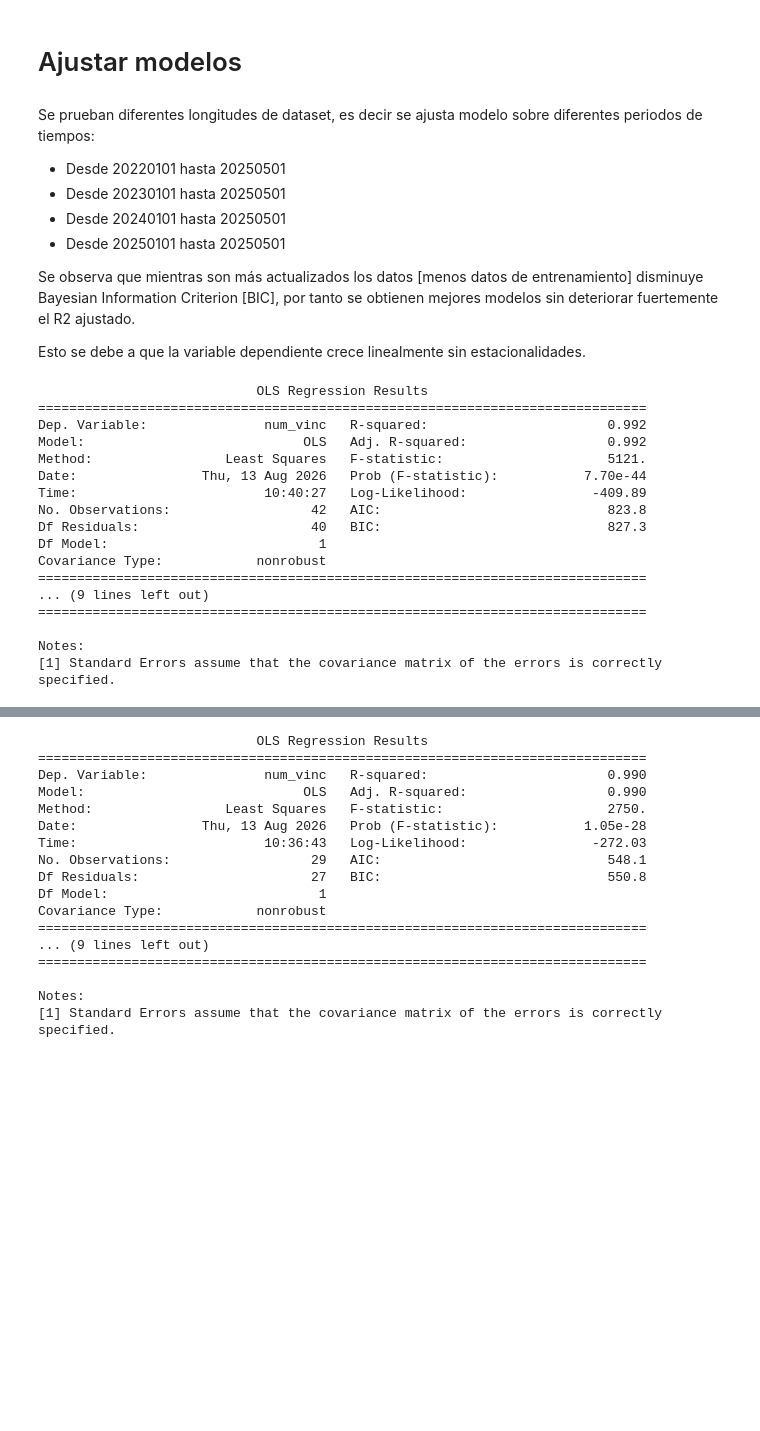
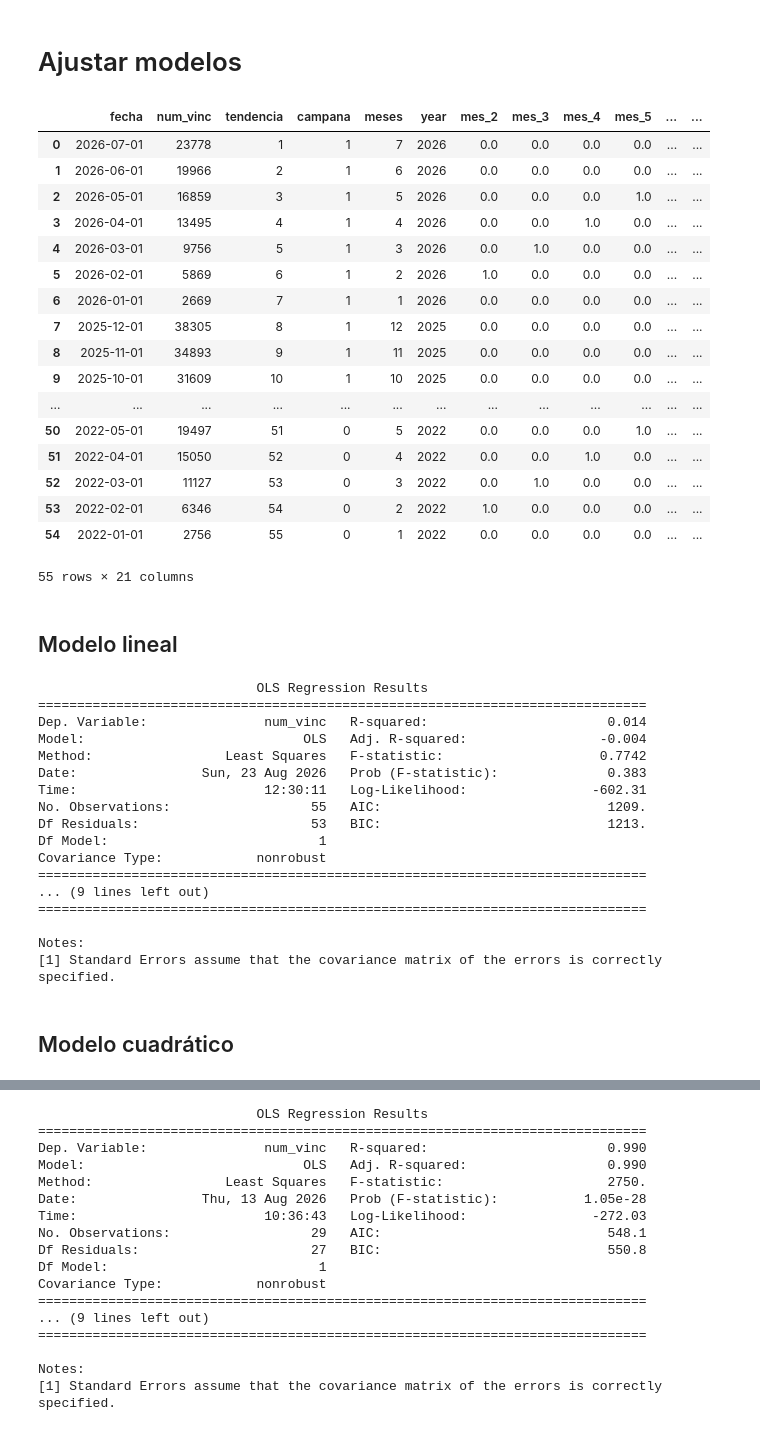
Before and after one commit to Santlond/ADQUIRENCIA_FERIA_EVA_github, a Jupyter notebook: data_analyisis_hist_vinc_y_uso_adqui_1_a_1.ipynb, the cells around one changed output, grey strips where cells are left out. Saved outputs shown, nothing was run; the diff lists cells and outputs as text; code cells hidden in the pictures; blank space fills up the shorter version.

```diff
--- a/data_analyisis_hist_vinc_y_uso_adqui_1_a_1.ipynb
+++ b/data_analyisis_hist_vinc_y_uso_adqui_1_a_1.ipynb
@@ -796,30 +748,70 @@ df_model
 # %% [markdown]
 # Ajustar modelos
-# %% [markdown]
-Se prueban diferentes longitudes de dataset, es decir se ajusta modelo sobre diferentes periodos de tiempos:
-
-- Desde 20220101 hasta 20250501
-- Desde 20230101 hasta 20250501
-- Desde 20240101 hasta 20250501
-- Desde 20250101 hasta 20250501
-
-Se observa que mientras son más actualizados los datos [menos datos de entrenamiento] disminuye Bayesian Information Criterion [BIC], por tanto se obtienen mejores modelos sin deteriorar fuertemente el R2 ajustado.
-
-Esto se debe a que la variable dependiente crece linealmente sin estacionalidades.
+# %%
+# Selección variable
+df_model = df[['fecha_ymd2', 'num_vinc_new_cumsum_ym']]
+df_model.columns = ['fecha', 'num_vinc']
+
+# Agregar variables
+# Tendencia
+df_model['tendencia'] = [i + 1 for i in range(len(df_model))]
+
+# Inicio campana
+# index_date = pd.to_datetime(['2025-06-01', '2025-07-01'])
+index_date = pd.date_range(start='2025-06-01', end='2026-07-31', freq='MS')
+df_campana= pd.Series(['1' for v in range(len(index_date))], index=index_date).reset_index()
+df_campana.columns = ['fecha', 'campana']
+df_model = df_model.merge(df_campana, how='left', on='fecha').fillna('0')
+
+# Meses
+df_model['meses'] = df_model.fecha.apply(lambda x: x.month)
+
+# Year
+df_model['year'] = df_model.fecha.apply(lambda x: x.year)
+
+# Meses dummies
+df_meses_dummies = pd.get_dummies(df_model['meses'], dtype=float, drop_first=True, prefix='mes')
+df_model = pd.concat([df_model, df_meses_dummies], axis=1)
+
+# Años dummies
+df_years_dummies = pd.get_dummies(df_model['year'], dtype=float, drop_first=True, prefix='year')
+df_model = pd.concat([df_model, df_years_dummies], axis=1)
+df_model
+# %% [output]
+|  | fecha | num_vinc | tendencia | campana | meses | year | mes_2 | mes_3 | mes_4 | mes_5 | ... | ... |
+| 0 | 2026-07-01 | 23778 | 1 | 1 | 7 | 2026 | 0.0 | 0.0 | 0.0 | 0.0 | ... | ... |
+| 1 | 2026-06-01 | 19966 | 2 | 1 | 6 | 2026 | 0.0 | 0.0 | 0.0 | 0.0 | ... | ... |
+| 2 | 2026-05-01 | 16859 | 3 | 1 | 5 | 2026 | 0.0 | 0.0 | 0.0 | 1.0 | ... | ... |
+| 3 | 2026-04-01 | 13495 | 4 | 1 | 4 | 2026 | 0.0 | 0.0 | 1.0 | 0.0 | ... | ... |
+| 4 | 2026-03-01 | 9756 | 5 | 1 | 3 | 2026 | 0.0 | 1.0 | 0.0 | 0.0 | ... | ... |
+| 5 | 2026-02-01 | 5869 | 6 | 1 | 2 | 2026 | 1.0 | 0.0 | 0.0 | 0.0 | ... | ... |
+| 6 | 2026-01-01 | 2669 | 7 | 1 | 1 | 2026 | 0.0 | 0.0 | 0.0 | 0.0 | ... | ... |
+| 7 | 2025-12-01 | 38305 | 8 | 1 | 12 | 2025 | 0.0 | 0.0 | 0.0 | 0.0 | ... | ... |
+| 8 | 2025-11-01 | 34893 | 9 | 1 | 11 | 2025 | 0.0 | 0.0 | 0.0 | 0.0 | ... | ... |
+| 9 | 2025-10-01 | 31609 | 10 | 1 | 10 | 2025 | 0.0 | 0.0 | 0.0 | 0.0 | ... | ... |
+| ... | ... | ... | ... | ... | ... | ... | ... | ... | ... | ... | ... | ... |
+| 50 | 2022-05-01 | 19497 | 51 | 0 | 5 | 2022 | 0.0 | 0.0 | 0.0 | 1.0 | ... | ... |
+| 51 | 2022-04-01 | 15050 | 52 | 0 | 4 | 2022 | 0.0 | 0.0 | 1.0 | 0.0 | ... | ... |
+| 52 | 2022-03-01 | 11127 | 53 | 0 | 3 | 2022 | 0.0 | 1.0 | 0.0 | 0.0 | ... | ... |
+| 53 | 2022-02-01 | 6346 | 54 | 0 | 2 | 2022 | 1.0 | 0.0 | 0.0 | 0.0 | ... | ... |
+| 54 | 2022-01-01 | 2756 | 55 | 0 | 1 | 2022 | 0.0 | 0.0 | 0.0 | 0.0 | ... | ... |
+55 rows × 21 columns
+# %% [markdown]
+## Modelo lineal
 # %%
-mod = smf.ols(formula="num_vinc ~ tendencia", data=df_model[13:])
+mod = smf.ols(formula="num_vinc ~ tendencia", data=df_model)
 res = mod.fit()
 print(res.summary())
 # %% [output]
                             OLS Regression Results
 ==============================================================================
-Dep. Variable:               num_vinc   R-squared:                       0.992
-Model:                            OLS   Adj. R-squared:                  0.992
-Method:                 Least Squares   F-statistic:                     5121.
-Date:                Thu, 13 Aug 2026   Prob (F-statistic):           7.70e-44
-Time:                        10:40:27   Log-Likelihood:                -409.89
-No. Observations:                  42   AIC:                             823.8
-Df Residuals:                      40   BIC:                             827.3
+Dep. Variable:               num_vinc   R-squared:                       0.014
+Model:                            OLS   Adj. R-squared:                 -0.004
+Method:                 Least Squares   F-statistic:                    0.7742
+Date:                Sun, 23 Aug 2026   Prob (F-statistic):              0.383
+Time:                        12:30:11   Log-Likelihood:                -602.31
+No. Observations:                  55   AIC:                             1209.
+Df Residuals:                      53   BIC:                             1213.
 Df Model:                           1
 Covariance Type:            nonrobust
 ==============================================================================
@@ -839,3 +831,5 @@ df_plot = pd.concat([df_plot1, df_plot2])
 
 fig = px.line(df_plot, x="fecha", y="num_vinc", color='vble_dep', markers=True)
 fig.show()
+# %% [markdown]
+## Modelo cuadrático
```
Also changed, not shown: parts of 11 cells of this notebook.
